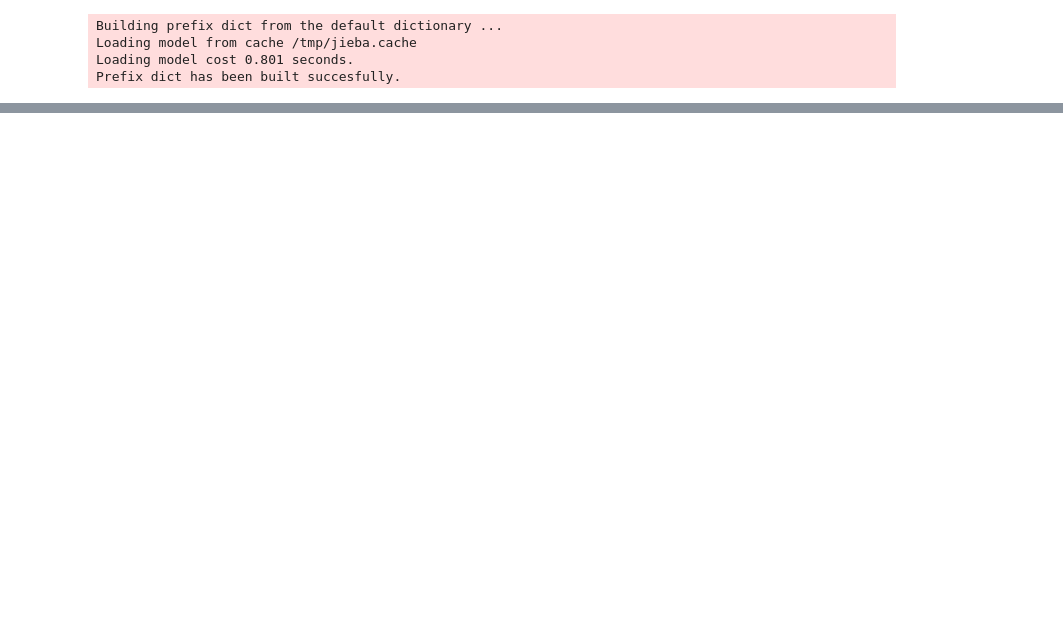
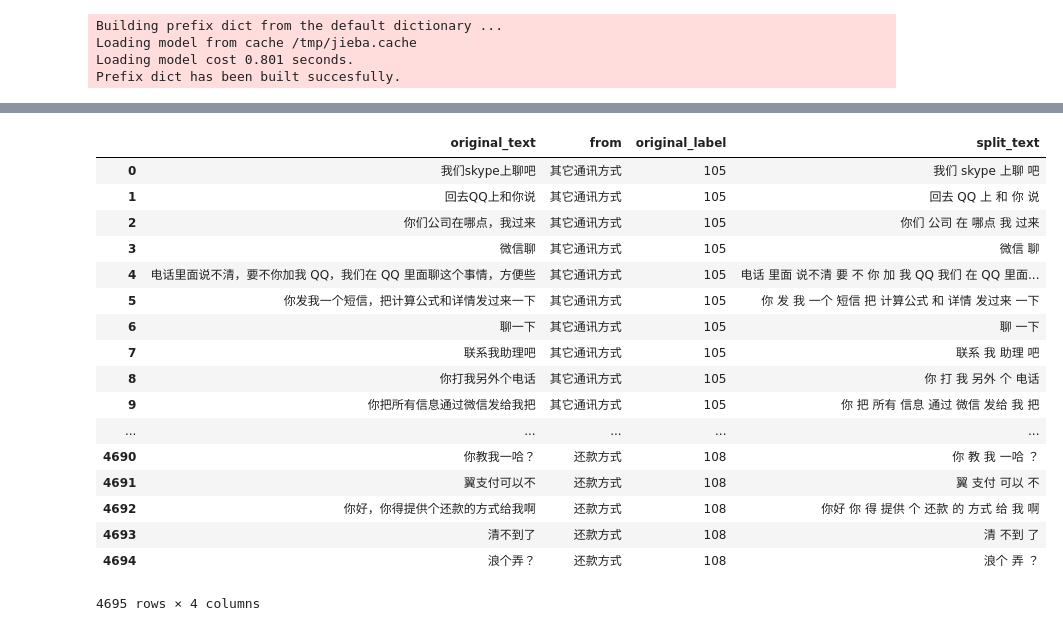
Before and after one commit to TSLNIHAOGIT/Chatbot1.0_ss, a Jupyter notebook: EVALUATION/DATA/evaluate_data_other_Kfold.ipynb, the cells around one changed output, grey strips where cells are left out. Cells and saved outputs as stored; diff of their text form; code cells hidden in the pictures; blank space fills up the shorter version.

```diff
--- a/EVALUATION/DATA/evaluate_data_other_Kfold.ipynb
+++ b/EVALUATION/DATA/evaluate_data_other_Kfold.ipynb
@@ -128,3 +167,24 @@ others = others.sort_values('类别')
+# %%
+others
+# %% [output]
+|  | original_text | from | original_label | split_text |
+| 0 | 我们skype上聊吧 | 其它通讯方式 | 105 | 我们 skype 上聊 吧 |
+| 1 | 回去QQ上和你说 | 其它通讯方式 | 105 | 回去 QQ 上 和 你 说 |
+| 2 | 你们公司在哪点，我过来 | 其它通讯方式 | 105 | 你们 公司 在 哪点 我 过来 |
+| 3 | 微信聊 | 其它通讯方式 | 105 | 微信 聊 |
+| 4 | 电话里面说不清，要不你加我 QQ，我们在 QQ 里面聊这个事情，方便些 | 其它通讯方式 | 105 | 电话 里面 说不清 要 不 你 加 我 QQ 我们 在 QQ 里面... |
+| 5 | 你发我一个短信，把计算公式和详情发过来一下 | 其它通讯方式 | 105 | 你 发 我 一个 短信 把 计算公式 和 详情 发过来 一下 |
+| 6 | 聊一下 | 其它通讯方式 | 105 | 聊 一下 |
+| 7 | 联系我助理吧 | 其它通讯方式 | 105 | 联系 我 助理 吧 |
+| 8 | 你打我另外个电话 | 其它通讯方式 | 105 | 你 打 我 另外 个 电话 |
+| 9 | 你把所有信息通过微信发给我把 | 其它通讯方式 | 105 | 你 把 所有 信息 通过 微信 发给 我 把 |
+| ... | ... | ... | ... | ... |
+| 4690 | 你教我一哈？ | 还款方式 | 108 | 你 教 我 一哈 ？ |
+| 4691 | 翼支付可以不 | 还款方式 | 108 | 翼 支付 可以 不 |
+| 4692 | 你好，你得提供个还款的方式给我啊 | 还款方式 | 108 | 你好 你 得 提供 个 还款 的 方式 给 我 啊 |
+| 4693 | 清不到了 | 还款方式 | 108 | 清 不到 了 |
+| 4694 | 浪个弄？ | 还款方式 | 108 | 浪个 弄 ？ |
+4695 rows × 4 columns
 # %%
 others['类别'].value_counts()
 # %% [output]
```
Also changed, not shown: parts of 13 cells of this notebook, 10 other files.
